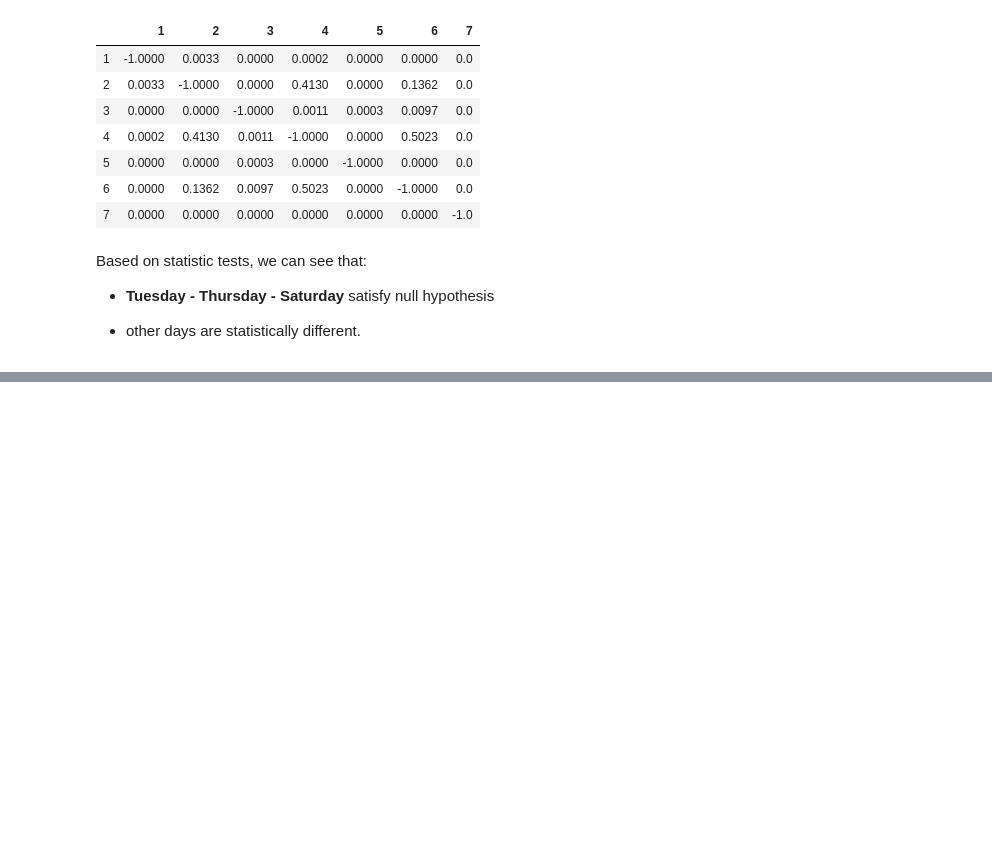
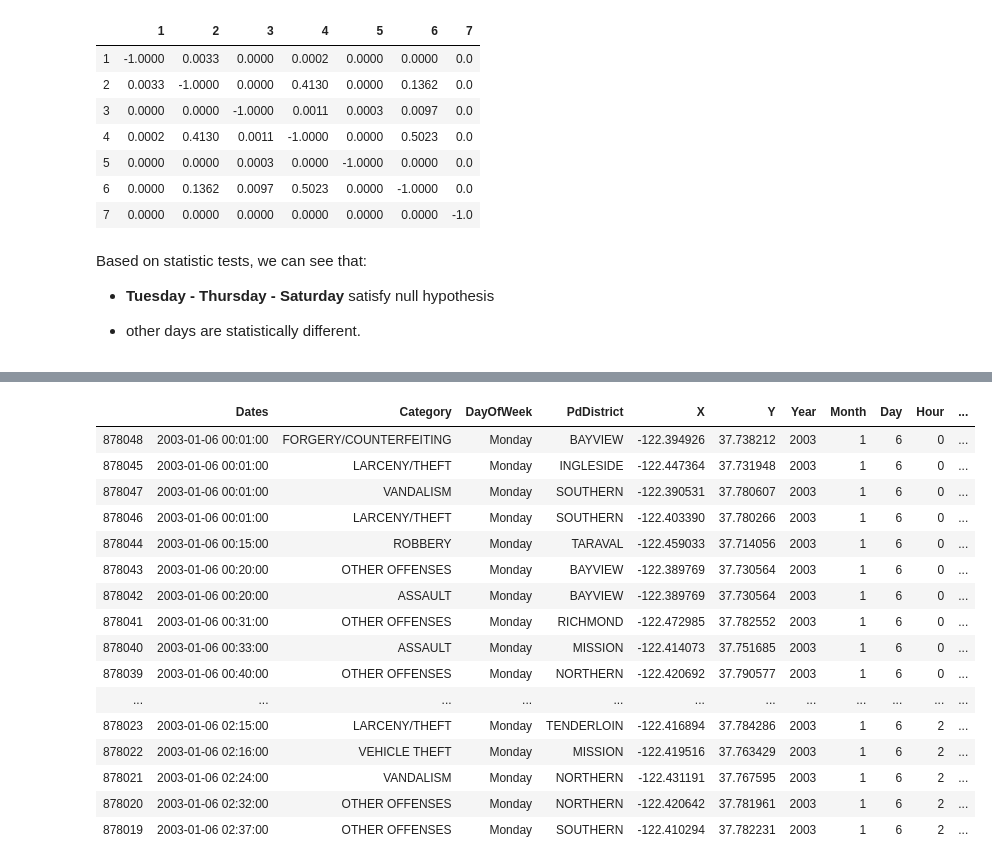
Before and after one commit to Frustrado/Crime-Classification, a Jupyter notebook: SF_crimes_analysis.ipynb, the cells around one changed output, grey strips where cells are left out. Drawn from its saved outputs; the diff is of its cells as text; code cells hidden in the pictures; blank space fills up the shorter version.

```diff
--- a/SF_crimes_analysis.ipynb
+++ b/SF_crimes_analysis.ipynb
@@ -764,0 +821,33 @@ Based on statistic tests, we can see that:
+# %%
+df_train['X_Y'] = df_train['X'].astype(str)+" "+df_train['Y'].astype(str)
+# %%
+df_array = []
+for cords in df_train['X_Y'].unique():
+    df_tmp = df_train[df_train['X_Y']==cords]
+    for i in range(1,8):
+        df_tmp["lag_"+str(i)] = df_tmp['Category'].shift(i)
+    df_array.append(df_tmp)
+# %%
+df_train = pd.concat(df_array)
+# %%
+df_train.sort_values(by=['Dates'], inplace=True)
+# %%
+df_train.head(30)
+# %% [output]
+|  | Dates | Category | DayOfWeek | PdDistrict | X | Y | Year | Month | Day | Hour | ... |
+| 878048 | 2003-01-06 00:01:00 | FORGERY/COUNTERFEITING | Monday | BAYVIEW | -122.394926 | 37.738212 | 2003 | 1 | 6 | 0 | ... |
+| 878045 | 2003-01-06 00:01:00 | LARCENY/THEFT | Monday | INGLESIDE | -122.447364 | 37.731948 | 2003 | 1 | 6 | 0 | ... |
+| 878047 | 2003-01-06 00:01:00 | VANDALISM | Monday | SOUTHERN | -122.390531 | 37.780607 | 2003 | 1 | 6 | 0 | ... |
+| 878046 | 2003-01-06 00:01:00 | LARCENY/THEFT | Monday | SOUTHERN | -122.403390 | 37.780266 | 2003 | 1 | 6 | 0 | ... |
+| 878044 | 2003-01-06 00:15:00 | ROBBERY | Monday | TARAVAL | -122.459033 | 37.714056 | 2003 | 1 | 6 | 0 | ... |
+| 878043 | 2003-01-06 00:20:00 | OTHER OFFENSES | Monday | BAYVIEW | -122.389769 | 37.730564 | 2003 | 1 | 6 | 0 | ... |
+| 878042 | 2003-01-06 00:20:00 | ASSAULT | Monday | BAYVIEW | -122.389769 | 37.730564 | 2003 | 1 | 6 | 0 | ... |
+| 878041 | 2003-01-06 00:31:00 | OTHER OFFENSES | Monday | RICHMOND | -122.472985 | 37.782552 | 2003 | 1 | 6 | 0 | ... |
+| 878040 | 2003-01-06 00:33:00 | ASSAULT | Monday | MISSION | -122.414073 | 37.751685 | 2003 | 1 | 6 | 0 | ... |
+| 878039 | 2003-01-06 00:40:00 | OTHER OFFENSES | Monday | NORTHERN | -122.420692 | 37.790577 | 2003 | 1 | 6 | 0 | ... |
+| ... | ... | ... | ... | ... | ... | ... | ... | ... | ... | ... | ... |
+| 878023 | 2003-01-06 02:15:00 | LARCENY/THEFT | Monday | TENDERLOIN | -122.416894 | 37.784286 | 2003 | 1 | 6 | 2 | ... |
+| 878022 | 2003-01-06 02:16:00 | VEHICLE THEFT | Monday | MISSION | -122.419516 | 37.763429 | 2003 | 1 | 6 | 2 | ... |
+| 878021 | 2003-01-06 02:24:00 | VANDALISM | Monday | NORTHERN | -122.431191 | 37.767595 | 2003 | 1 | 6 | 2 | ... |
+| 878020 | 2003-01-06 02:32:00 | OTHER OFFENSES | Monday | NORTHERN | -122.420642 | 37.781961 | 2003 | 1 | 6 | 2 | ... |
+| 878019 | 2003-01-06 02:37:00 | OTHER OFFENSES | Monday | SOUTHERN | -122.410294 | 37.782231 | 2003 | 1 | 6 | 2 | ... |
```
Also changed, not shown: parts of 21 cells of this notebook.
